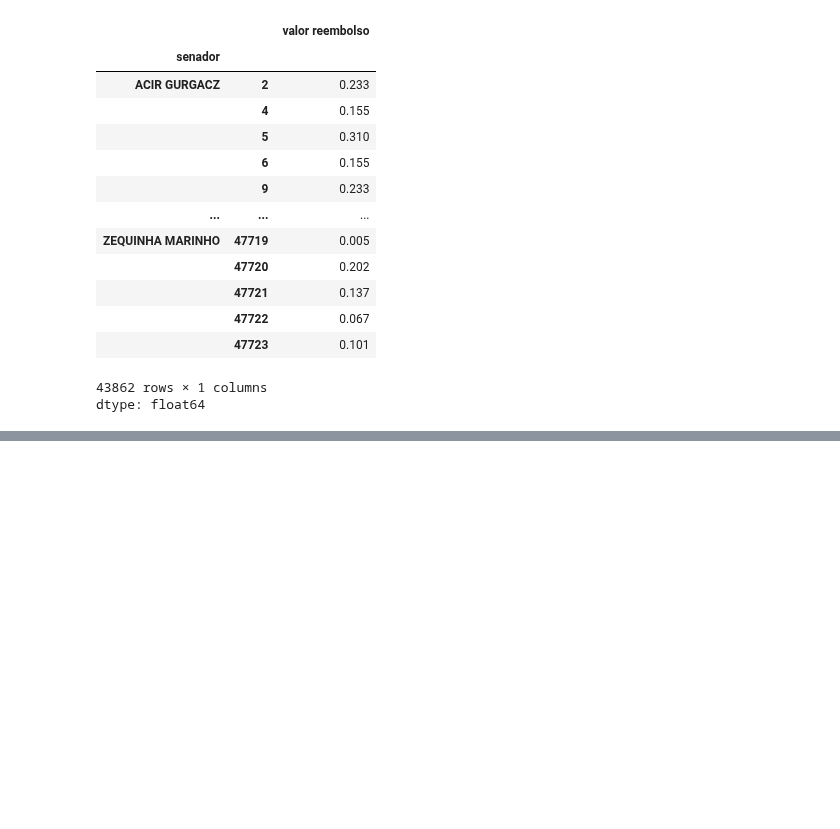
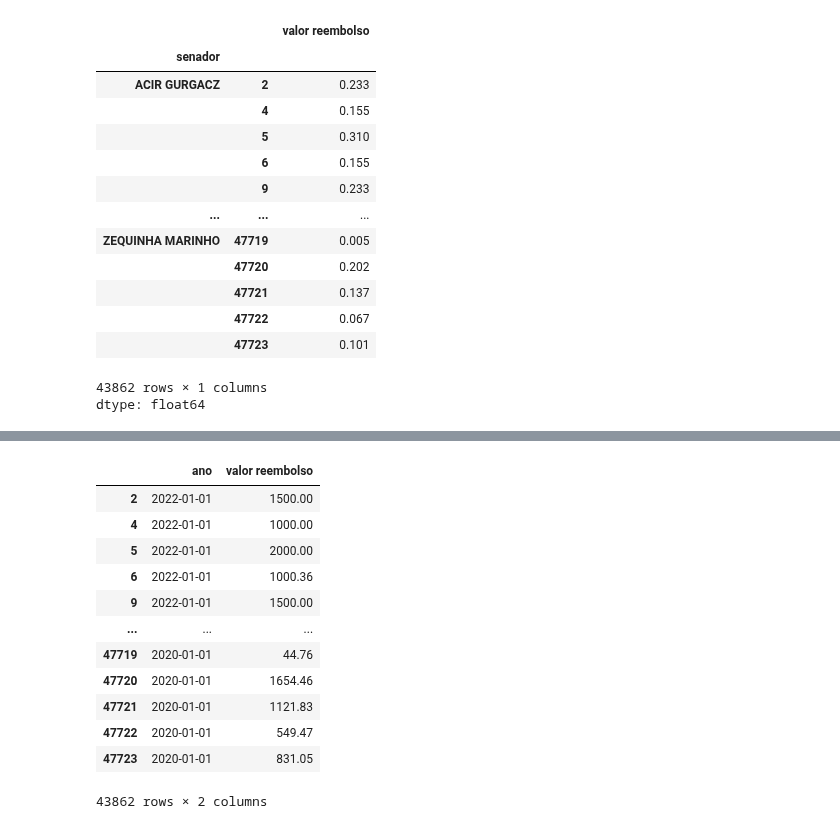
Before and after one commit to jeniferGoncalvesDaSilvaDev/7daysofcode-ds-alura2, a Jupyter notebook: desafio_7daysofcode_ds_alura.ipynb, the cells around one changed output, grey strips where cells are left out. Saved outputs shown, nothing was run; the diff lists cells and outputs as text; code cells hidden in the pictures; blank space fills up the shorter version.

```diff
--- a/desafio_7daysofcode_ds_alura.ipynb
+++ b/desafio_7daysofcode_ds_alura.ipynb
@@ -728,0 +781,16 @@ plt.show()
+# %%
+df_reembolso_por_ano
+# %% [output]
+|  | ano | valor reembolso |
+| 2 | 2022-01-01 | 1500.00 |
+| 4 | 2022-01-01 | 1000.00 |
+| 5 | 2022-01-01 | 2000.00 |
+| 6 | 2022-01-01 | 1000.36 |
+| 9 | 2022-01-01 | 1500.00 |
+| ... | ... | ... |
+| 47719 | 2020-01-01 | 44.76 |
+| 47720 | 2020-01-01 | 1654.46 |
+| 47721 | 2020-01-01 | 1121.83 |
+| 47722 | 2020-01-01 | 549.47 |
+| 47723 | 2020-01-01 | 831.05 |
+43862 rows × 2 columns
```
Also changed, not shown: parts of 20 cells of this notebook.
